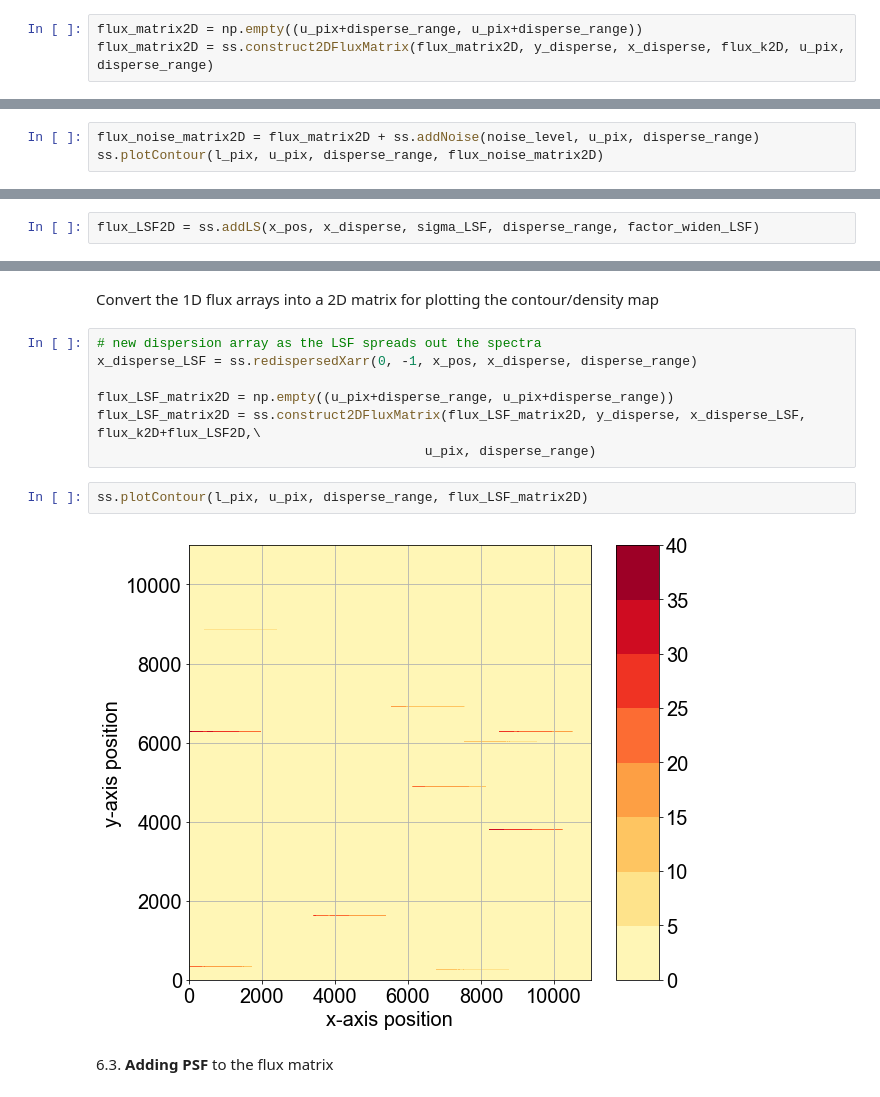
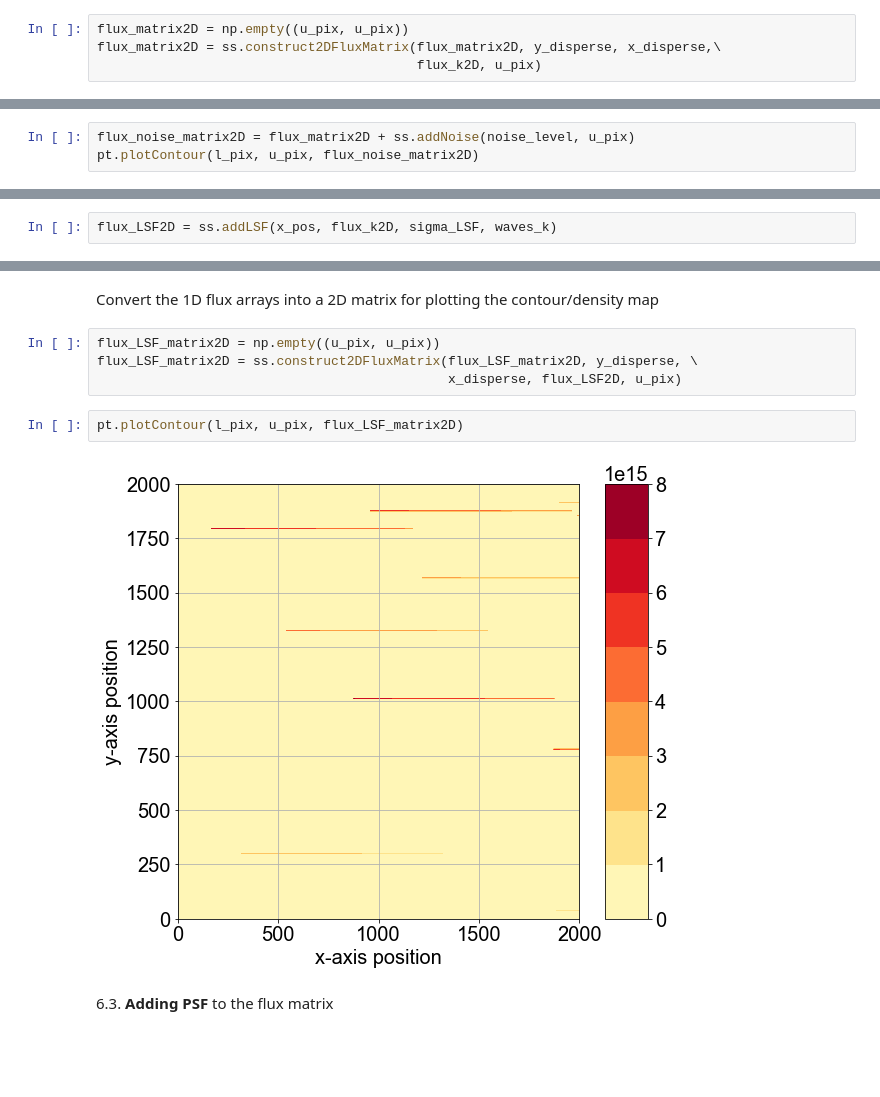
Before and after one commit to SoumyaShreeram/Slitless_spectroscopy, a Jupyter notebook: 01_Simulating_Spectra.ipynb, the cells around one changed output, grey strips where cells are left out. Cells and saved outputs as stored; diff of their text form; blank space fills up the shorter version.

```diff
--- a/01_Simulating_Spectra.ipynb
+++ b/01_Simulating_Spectra.ipynb
@@ -164,6 +189,7 @@ x_disperse, y_disperse = ss.disperseStars(x_pos, y_pos, disperse_range, waves_k,
 # %% [markdown]
 Producing a contour plot by adding the flux
 # %%
-flux_matrix2D = np.empty((u_pix+disperse_range, u_pix+disperse_range))
-flux_matrix2D = ss.construct2DFluxMatrix(flux_matrix2D, y_disperse, x_disperse, flux_k2D, u_pix, disperse_range)
+flux_matrix2D = np.empty((u_pix, u_pix))
+flux_matrix2D = ss.construct2DFluxMatrix(flux_matrix2D, y_disperse, x_disperse,\
+                                         flux_k2D, u_pix)
 # %%
@@ -189,4 +203,4 @@ factor_widen_PSF = 5
 # %%
-flux_noise_matrix2D = flux_matrix2D + ss.addNoise(noise_level, u_pix, disperse_range)
-ss.plotContour(l_pix, u_pix, disperse_range, flux_noise_matrix2D)
+flux_noise_matrix2D = flux_matrix2D + ss.addNoise(noise_level, u_pix)
+pt.plotContour(l_pix, u_pix, flux_noise_matrix2D)
 # %% [output]
@@ -196,20 +224,17 @@ ss.plotContour(l_pix, u_pix, disperse_range, flux_noise_matrix2D)
 # %%
-flux_LSF2D = ss.addLS(x_pos, x_disperse, sigma_LSF, disperse_range, factor_widen_LSF)
+flux_LSF2D = ss.addLSF(x_pos, flux_k2D, sigma_LSF, waves_k)
 # %% [output]
 [====================] 100%
 # %% [markdown]
 Convert the 1D flux arrays into a 2D matrix for plotting the contour/density map
-# %%
-# new dispersion array as the LSF spreads out the spectra
-x_disperse_LSF = ss.redispersedXarr(0, -1, x_pos, x_disperse, disperse_range)
-
-flux_LSF_matrix2D = np.empty((u_pix+disperse_range, u_pix+disperse_range))
-flux_LSF_matrix2D = ss.construct2DFluxMatrix(flux_LSF_matrix2D, y_disperse, x_disperse_LSF, flux_k2D+flux_LSF2D,\
-                                          u_pix, disperse_range)
+# %%
+flux_LSF_matrix2D = np.empty((u_pix, u_pix))
+flux_LSF_matrix2D = ss.construct2DFluxMatrix(flux_LSF_matrix2D, y_disperse, \
+                                             x_disperse, flux_LSF2D, u_pix)
 # %%
-ss.plotContour(l_pix, u_pix, disperse_range, flux_LSF_matrix2D)
+pt.plotContour(l_pix, u_pix, flux_LSF_matrix2D)
 # %% [output]
-[figure, old version]
+[figure, new version]
 # %% [markdown]
 6.3. **Adding PSF** to the flux matrix
 # %%
```
Also changed, not shown: parts of 16 cells of this notebook, 3 other files.
